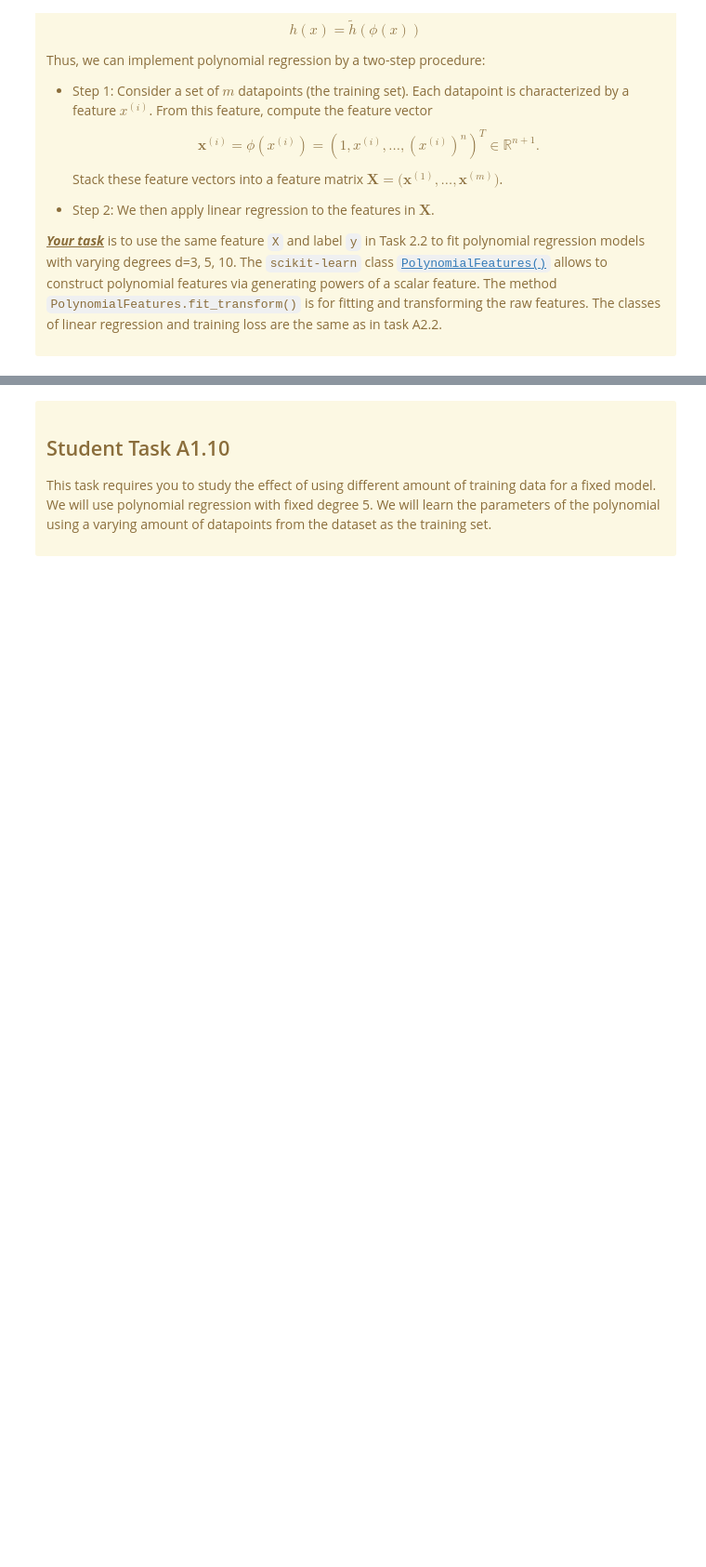
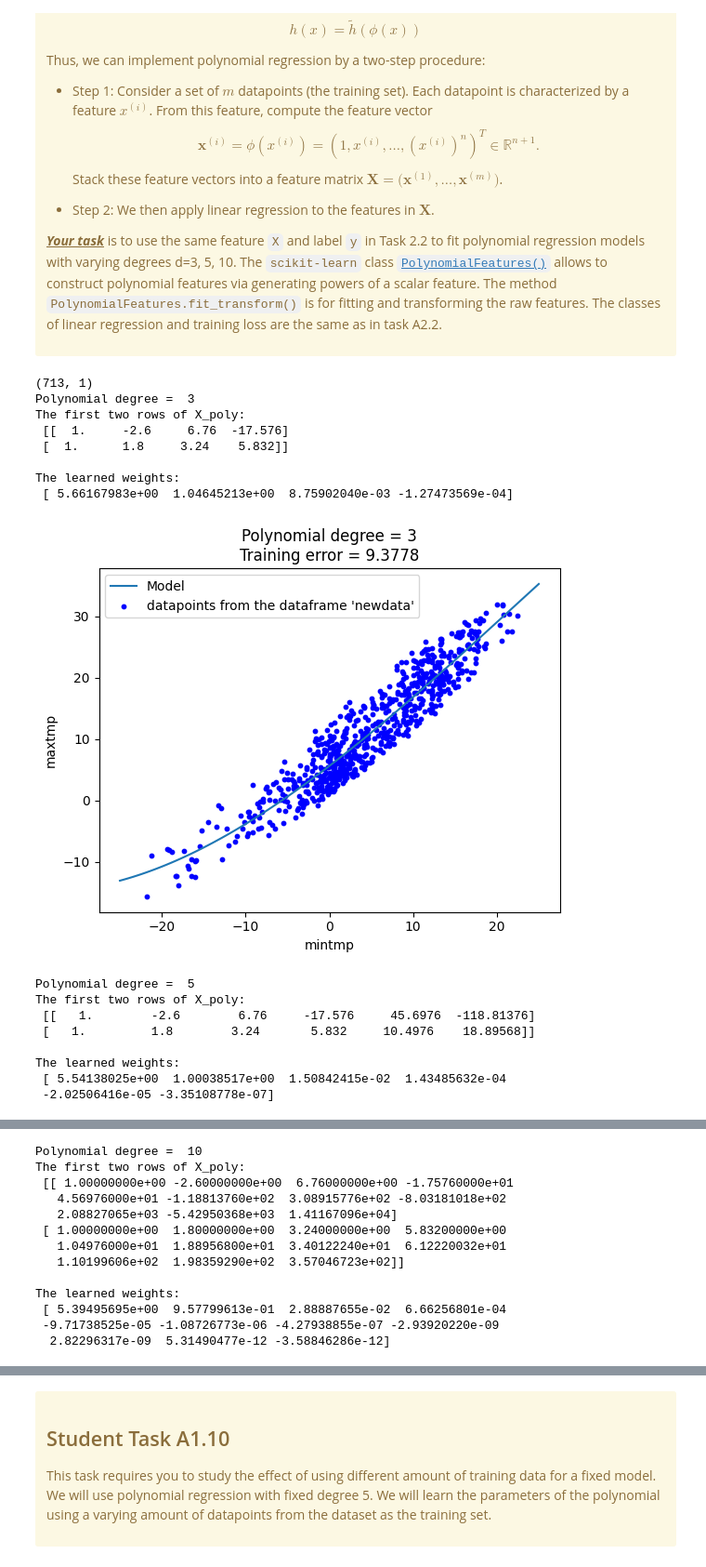
Before and after one commit to nlinnanen/ml, a Jupyter notebook: ml2024/Assignment 1/assignment_1.ipynb, the cells around one changed output, grey strips where cells are left out. Shown at 93% size. Saved outputs shown, nothing was run; the diff lists cells and outputs as text; code cells hidden in the pictures; blank space fills up the shorter version.

Commit message:
Assignment 1

```diff
--- a/ml2024/Assignment 1/assignment_1.ipynb
+++ b/ml2024/Assignment 1/assignment_1.ipynb
@@ -520,8 +610,7 @@ As the very first step you need to use `pd.read_csv()` to load the weather recor
 
 # FMIRawData = ...
 
-# YOUR CODE HERE
-raise NotImplementedError()
+FMIRawData = pd.read_csv('FMIData_Assignment1.csv')
 
 # print the first 5 rows of the DataFrame 'FMIRawData'
 FMIRawData.head(5)
@@ -570,9 +673,9 @@ Hints:
 ## Select only recordings whose property "Time" is equal to "00:00" and create a new dataframe named "newdata"
 
 # newdata = data[...]  # NOTE: the dtype of column "Time" is string,
-
-# YOUR CODE HERE
-raise NotImplementedError()
+newdata = data[data['Time'] == '00:00']
+X = newdata['MinTemp'].to_numpy()
+y = newdata["MaxTemp"].to_numpy()
 
 ## print the firt 5 rows
 print("First five rows of the dataframe 'newdata'\n",newdata.head())
@@ -583,8 +694,7 @@ print("First five rows of the dataframe 'newdata'\n",newdata.head())
 ##   2) Use the `Series.to_numpy()` to return NumPy representations of the features and labels
 ##   3) Reshape the feature X using array.reshape(-1, 1)
 
-# X = ...  # NOTE: use capital X
-# y = ...
+X = newdata['MinTemp'].to_numpy()
+y = newdata["MaxTemp"].to_numpy()
 
-# YOUR CODE HERE
-raise NotImplementedError()
+X = X.reshape(-1,1)
@@ -651,8 +765,13 @@ Hints: you might find the function [mean_squared_error()](https://scikit-learn.o
 # y_pred = ...
 # tr_error = ...
 
-# YOUR CODE HERE
-raise NotImplementedError()
+# 1. Fit a linear regression model
+regr = LinearRegression()   # create a linear regression model
+regr.fit(X,y)   # fit the model on the training data
+
+# 2. Predict label values based on features and calculate the training error
+y_pred = regr.predict(X)   # predict the label values based on the features
+tr_error = mean_squared_error(y, y_pred)   # calculate the training error
 
 print('The training error is: ', tr_error)    # print the training error
 print("w1 = ", regr.coef_)   # print the learnt w1
@@ -727,39 +852,54 @@ Stack these feature vectors into a feature matrix $\mathbf{X} = \big(\mathbf{x}^
 ## define a list of values for polynomial degrees
 degrees = [3, 5,10]
 
 # declare a variable to store the resulting training errors for each polynomial degree
 tr_errors = []
 print(X.shape)
 for i in range(len(degrees)):    # use for-loop to fit polynomial regression models with different degrees
 
     print("Polynomial degree = ",degrees[i])
 
-    # poly = PolynomialFeatures(degree=...)    # initialize a polynomial feature transformer
-    # X_poly = ...    # fit and transform the raw features
+    poly = PolynomialFeatures(degree=degrees[i])# initialize a polynomial feature transformer
+    X_poly = poly.fit_transform(X, y) # fit and transform the raw features
 
-    # lin_regr = LinearRegression(fit_intercept=False) # NOTE: "fit_intercept=False" as we already have a constant iterm in the new feature X_poly
-    # lin_regr.fit(...,...)    # fit linear regression to these new features and labels (labels remain same)
+    lin_regr = LinearRegression(fit_intercept=False) # NOTE: "fit_intercept=False" as we already have a constant iterm in the new feature X_poly
+    lin_regr.fit(X_poly, y)    # fit linear regression to these new features and labels (labels remain same)
 
-    # y_pred = ...    # predict using the learnt linear model
+    y_pred = lin_regr.predict(X_poly)    # predict using the learnt linear model
 
-    # tr_error = ...    # calculate the training error
-
-    # YOUR CODE HERE
-    raise NotImplementedError()
+    tr_error = mean_squared_error(y, y_pred) # calculate the training error
 
     # sanity check the feature matrix is transformed correctly
     assert X_poly.shape == (X.shape[0],degrees[i]+1), "Wrong polynomial degree"
 
     print("The first two rows of X_poly: \n",X_poly[0:2])
 
     print("\nThe learned weights: \n",lin_regr.coef_)
 
     tr_errors.append(tr_error)
     X_fit = np.linspace(-25, 25, 100)    # generate samples
     plt.plot(X_fit, lin_regr.predict(poly.transform(X_fit.reshape(-1, 1))), label="Model")    # plot the polynomial regression model
     plt.scatter(X, y, color="b", s=10, label="datapoints from the dataframe 'newdata'")    # plot a scatter plot of y(maxtmp) vs. X(mintmp) with color 'blue' and size '10'
     plt.xlabel('mintmp')    # set the label for the x/y-axis
     plt.ylabel('maxtmp')
     plt.legend(loc="best")    # set the location of the legend
     plt.title('Polynomial degree = {}\nTraining error = {:.5}'.format(degrees[i], tr_error))    # set the title
     plt.show()    # show the plot
+# %% [output]
+(713, 1)
+Polynomial degree =  3
+The first two rows of X_poly:
+ [[  1.     -2.6     6.76  -17.576]
+ [  1.      1.8     3.24    5.832]]
+
+The learned weights:
+ [ 5.66167983e+00  1.04645213e+00  8.75902040e-03 -1.27473569e-04]
+[figure, added]
+Polynomial degree =  5
+The first two rows of X_poly:
+ [[   1.        -2.6        6.76     -17.576     45.6976  -118.81376]
+ [   1.         1.8        3.24       5.832     10.4976    18.89568]]
+
+The learned weights:
+ [ 5.54138025e+00  1.00038517e+00  1.50842415e-02  1.43485632e-04
+ -2.02506416e-05 -3.35108778e-07]
@@ -765,0 +907,13 @@ for i in range(len(degrees)):    # use for-loop to fit polynomial regression mod
+Polynomial degree =  10
+The first two rows of X_poly:
+ [[ 1.00000000e+00 -2.60000000e+00  6.76000000e+00 -1.75760000e+01
+   4.56976000e+01 -1.18813760e+02  3.08915776e+02 -8.03181018e+02
+   2.08827065e+03 -5.42950368e+03  1.41167096e+04]
+ [ 1.00000000e+00  1.80000000e+00  3.24000000e+00  5.83200000e+00
+   1.04976000e+01  1.88956800e+01  3.40122240e+01  6.12220032e+01
+   1.10199606e+02  1.98359290e+02  3.57046723e+02]]
+
+The learned weights:
+ [ 5.39495695e+00  9.57799613e-01  2.88887655e-02  6.66256801e-04
+ -9.71738525e-05 -1.08726773e-06 -4.27938855e-07 -2.93920220e-09
+  2.82296317e-09  5.31490477e-12 -3.58846286e-12]
```
Also changed, not shown: parts of 27 cells of this notebook.
